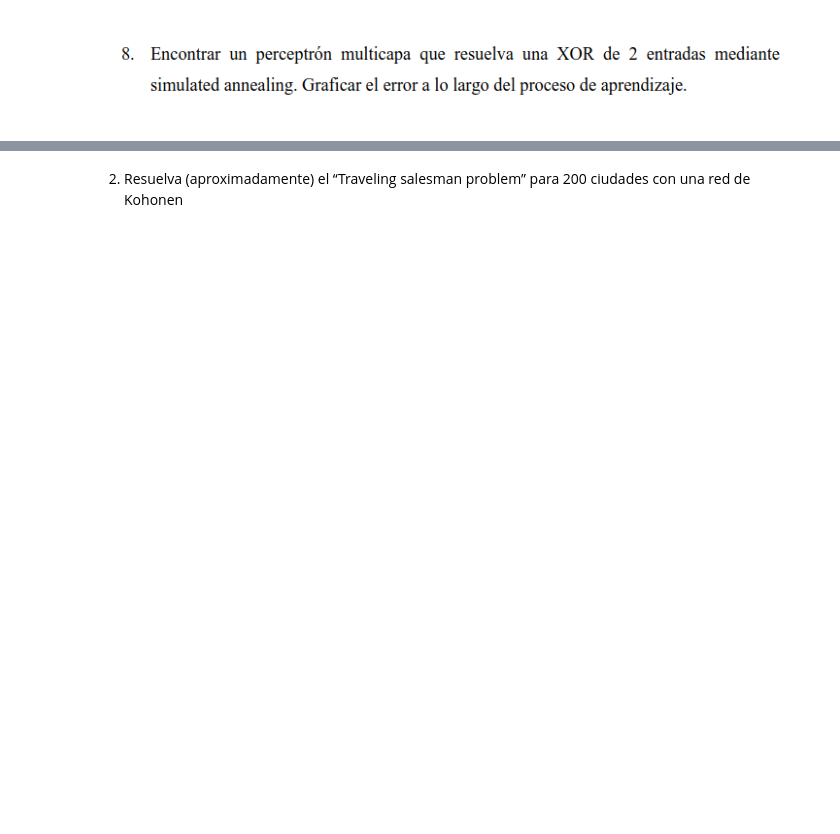
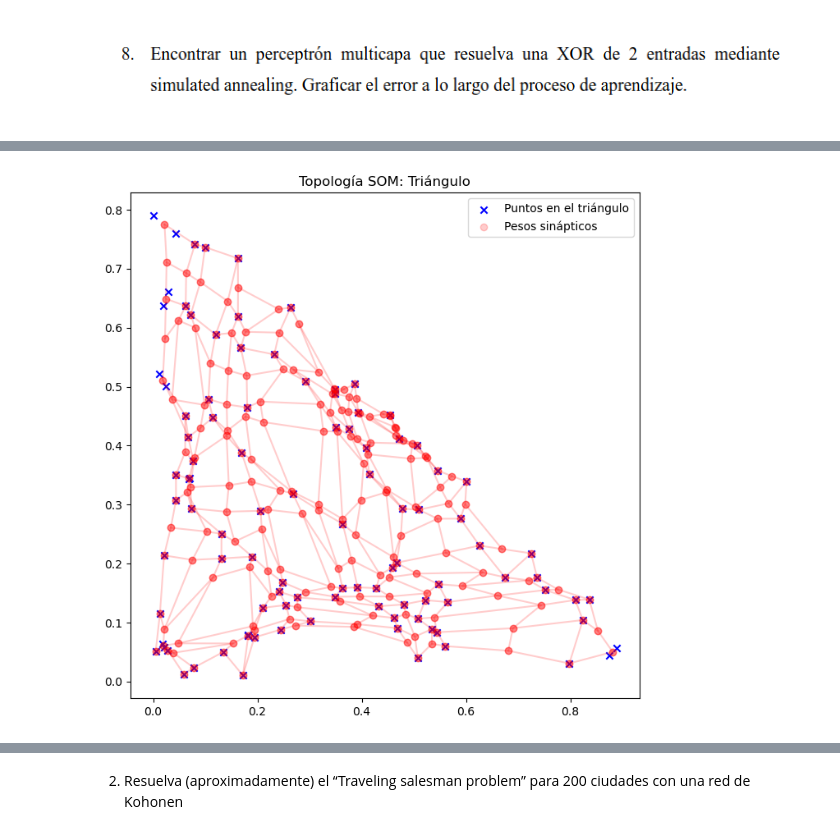
Before and after one commit to jstejman/Redes-Neuronales, a Jupyter notebook: tp3/Trabajo_Practico_3.ipynb, the cells around one changed output, grey strips where cells are left out. Drawn from its saved outputs; the diff is of its cells as text; code cells hidden in the pictures; blank space fills up the shorter version.

```diff
--- a/tp3/Trabajo_Practico_3.ipynb
+++ b/tp3/Trabajo_Practico_3.ipynb
@@ -248,0 +271,27 @@ plt.show()
+# %%
+def generate_points_in_triangle(num_points):
+    points = []
+    for _ in range(num_points):
+        r1, r2 = np.random.rand(2)
+        if r1 + r2 > 1:
+            r1, r2 = 1 - r1, 1 - r2
+        x = r1
+        y = r2 * (np.sqrt(3) / 2)
+        points.append([x, y])
+    return np.array(points)
+
+num_points = 100
+triangle_points = generate_points_in_triangle(num_points)
+som2 = SOM(2, 15*15, 10, 0.1, 0.01, 0.01)
+W2 = som2.train(triangle_points)
+# %%
+plt.figure(figsize=(8, 8))
+plt.scatter(triangle_points[:, 0], triangle_points[:, 1], c='blue', marker='x', label='Puntos en el triángulo')
+plt.plot(W2[:, 0].reshape(15, 15), W2[:, 1].reshape(15, 15), c='red', marker='o', alpha=0.2)
+plt.scatter(W2[:, 0].reshape(15, 15), W2[:, 1].reshape(15, 15), c='red', marker='o', alpha=0.2, label = 'Pesos sinápticos')
+plt.plot(np.transpose(W2[:, 0].reshape(15, 15)), np.transpose(W2[:, 1].reshape(15, 15)), c='red', marker='o', alpha=0.2)
+plt.title("Topología SOM: Triángulo")
+plt.legend()
+plt.show()
+# %% [output]
+[figure, added]
```
Also changed, not shown: parts of 15 cells of this notebook, 1 other file.
